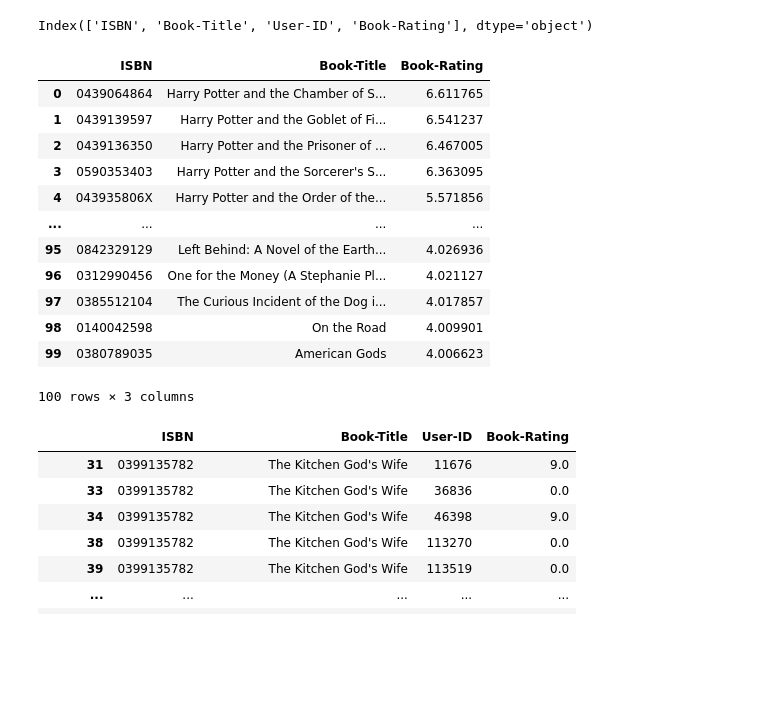
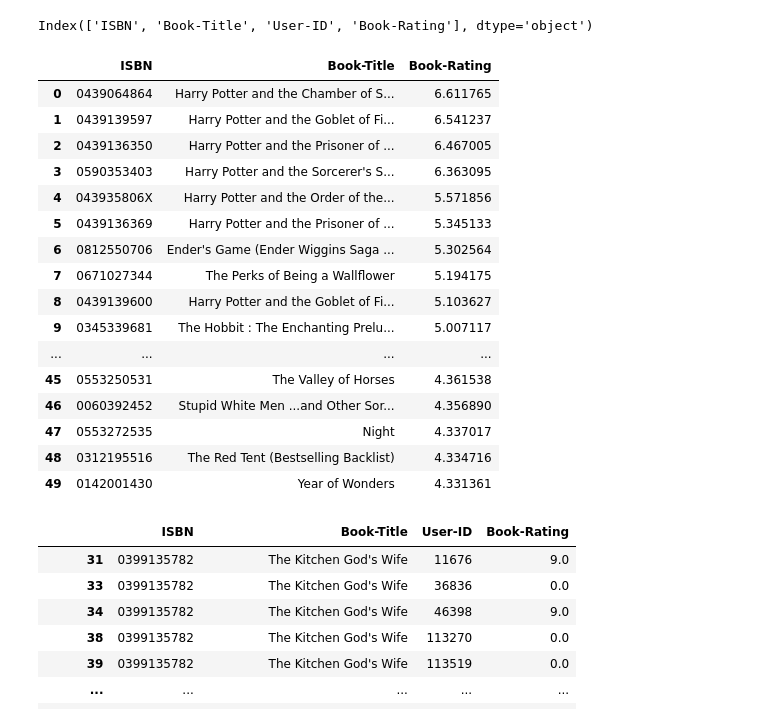
Before and after one commit to shatyamsharma7416-oss/book_recommendation, a Jupyter notebook: model/Untitled0.ipynb, the cells around one changed output. Saved outputs shown, nothing was run; the diff lists cells and outputs as text; code cells hidden in the pictures; blank space fills up the shorter version.

```diff
--- a/model/Untitled0.ipynb
+++ b/model/Untitled0.ipynb
@@ -124,22 +125,26 @@ def popular_book(dataframe):
 
   return pd.merge(books.iloc[:,:2], high_rated_books, how='inner', on='ISBN')
 # %%
-famous_books = popular_book(books_rating).sort_values('Book-Rating', ascending=False).reset_index(drop=True)
+famous_books = popular_book(books_rating).sort_values('Book-Rating', ascending=False).reset_index(drop=True)[:50]
 famous_books
 # %% [output]
 |  | ISBN | Book-Title | Book-Rating |
 | 0 | 0439064864 | Harry Potter and the Chamber of S... | 6.611765 |
 | 1 | 0439139597 | Harry Potter and the Goblet of Fi... | 6.541237 |
 | 2 | 0439136350 | Harry Potter and the Prisoner of ... | 6.467005 |
 | 3 | 0590353403 | Harry Potter and the Sorcerer's S... | 6.363095 |
 | 4 | 043935806X | Harry Potter and the Order of the... | 5.571856 |
+| 5 | 0439136369 | Harry Potter and the Prisoner of ... | 5.345133 |
+| 6 | 0812550706 | Ender's Game (Ender Wiggins Saga ... | 5.302564 |
+| 7 | 0671027344 | The Perks of Being a Wallflower | 5.194175 |
+| 8 | 0439139600 | Harry Potter and the Goblet of Fi... | 5.103627 |
+| 9 | 0345339681 | The Hobbit : The Enchanting Prelu... | 5.007117 |
 | ... | ... | ... | ... |
-| 95 | 0842329129 | Left Behind: A Novel of the Earth... | 4.026936 |
-| 96 | 0312990456 | One for the Money (A Stephanie Pl... | 4.021127 |
-| 97 | 0385512104 | The Curious Incident of the Dog i... | 4.017857 |
-| 98 | 0140042598 | On the Road | 4.009901 |
-| 99 | 0380789035 | American Gods | 4.006623 |
+| 45 | 0553250531 | The Valley of Horses | 4.361538 |
+| 46 | 0060392452 | Stupid White Men ...and Other Sor... | 4.356890 |
+| 47 | 0553272535 | Night | 4.337017 |
+| 48 | 0312195516 | The Red Tent (Bestselling Backlist) | 4.334716 |
+| 49 | 0142001430 | Year of Wonders | 4.331361 |
-100 rows × 3 columns
 # %%
 def regular_readers(dataframe):
   """
```
Also changed, not shown: parts of 10 cells of this notebook, 12 other files.
